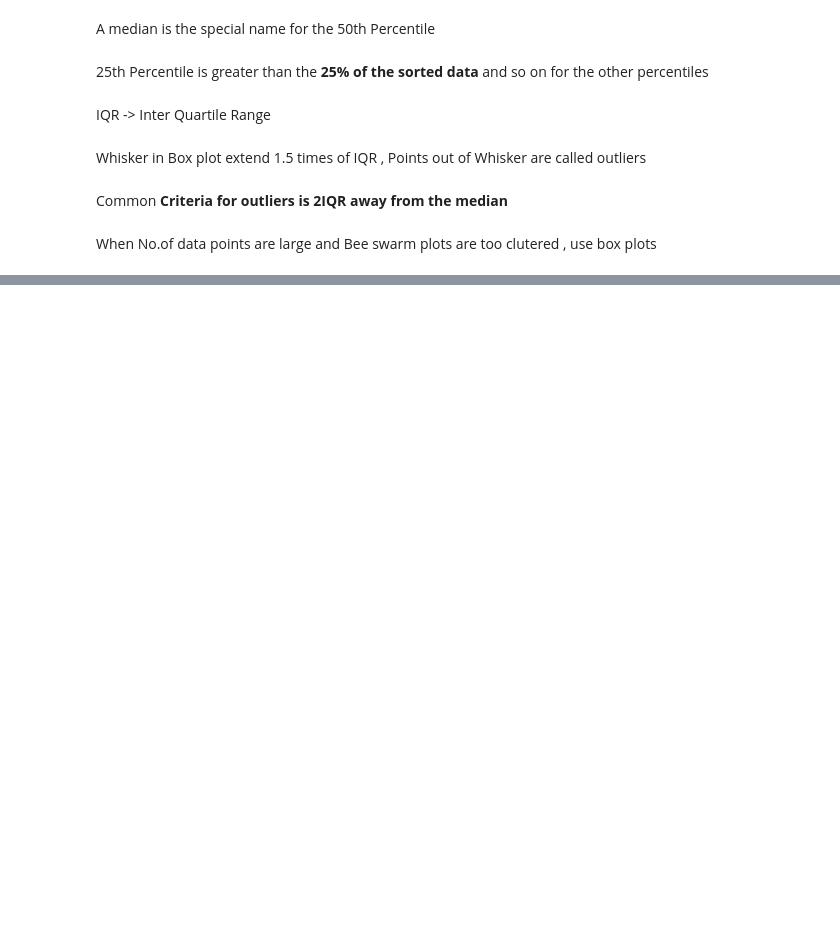
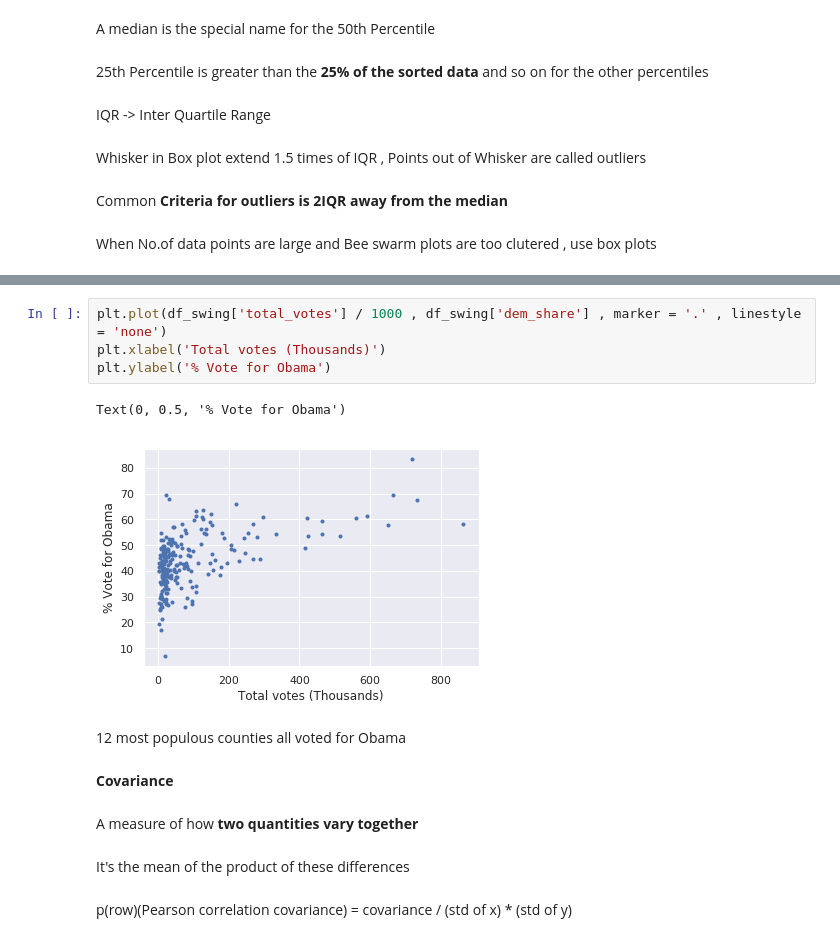
Before and after one commit to TheMLEngineer/DataCamp, a Jupyter notebook: StudyReference/Statistical Thinking in Python (Part 1)/Statistical Thinking in Python (Part 1).ipynb, the cells around one changed output, grey strips where cells are left out. Cells and saved outputs as stored; diff of their text form; blank space fills up the shorter version.

```diff
--- a/StudyReference/Statistical Thinking in Python (Part 1)/Statistical Thinking in Python (Part 1).ipynb
+++ b/StudyReference/Statistical Thinking in Python (Part 1)/Statistical Thinking in Python (Part 1).ipynb
@@ -121,0 +164,17 @@ When No.of data points are large and Bee swarm plots are too clutered , use box
+# %%
+plt.plot(df_swing['total_votes'] / 1000 , df_swing['dem_share'] , marker = '.' , linestyle = 'none')
+plt.xlabel('Total votes (Thousands)')
+plt.ylabel('% Vote for Obama')
+# %% [output]
+Text(0, 0.5, '% Vote for Obama')
+[figure, added]
+# %% [markdown]
+12 most populous counties all voted for Obama
+# %% [markdown]
+**Covariance**
+# %% [markdown]
+A measure of  how **two quantities vary together**
+# %% [markdown]
+It's the mean of the product of these differences
+# %% [markdown]
+p(row)(Pearson correlation covariance) = covariance / (std of x) * (std of y)
```
Also changed, not shown: parts of 68 cells of this notebook.
